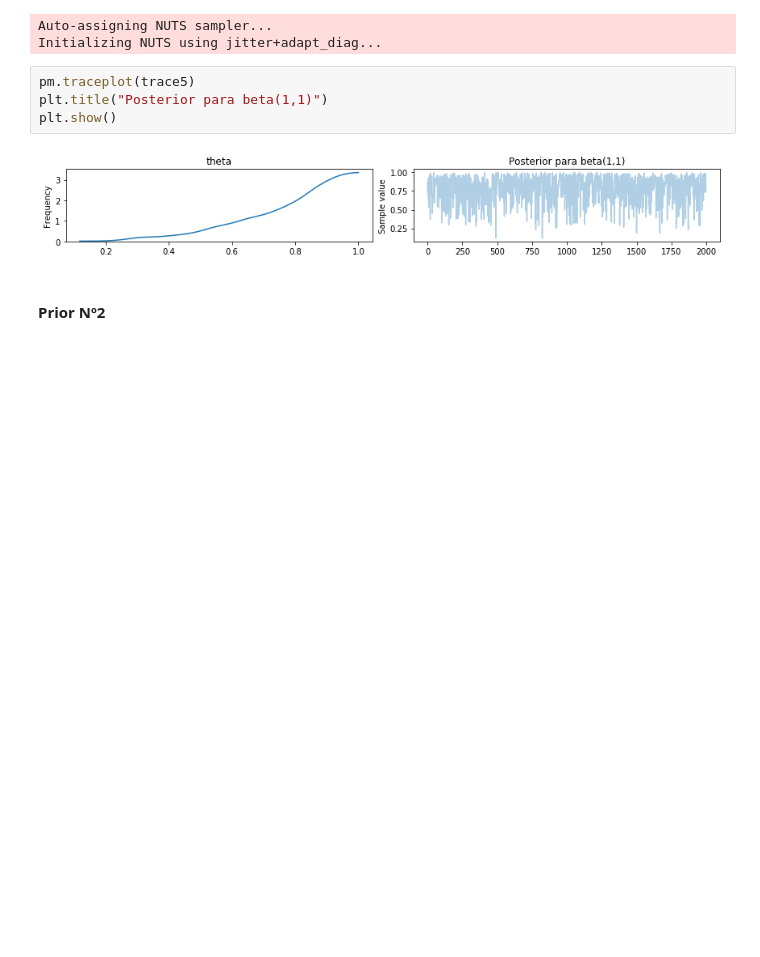
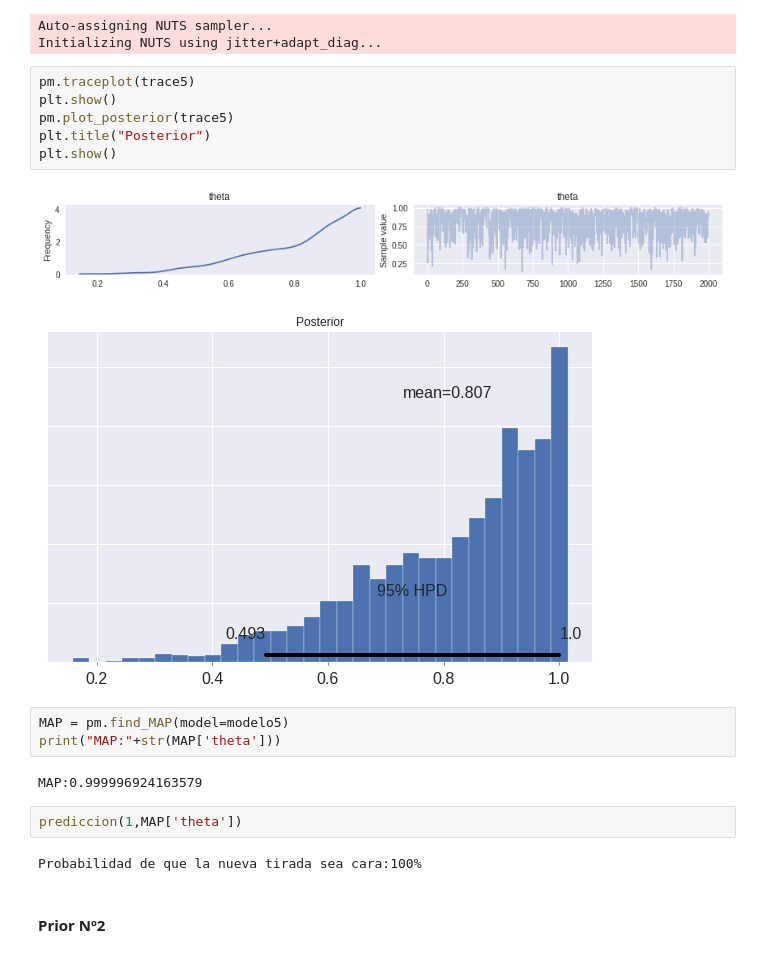
Before and after one commit to barbeiton/tpscd, a Jupyter notebook: tp5/tp5.ipynb, the cells around one changed output. Cells and saved outputs as stored; diff of their text form; blank space fills up the shorter version.

```diff
--- a/tp5/tp5.ipynb
+++ b/tp5/tp5.ipynb
@@ -196,10 +184,22 @@ Auto-assigning NUTS sampler...
 Initializing NUTS using jitter+adapt_diag...
 # %%
 pm.traceplot(trace5)
-plt.title("Posterior para beta(1,1)")
 plt.show()
+pm.plot_posterior(trace5)
+plt.title("Posterior")
+plt.show()
 # %% [output]
-[figure, old version]
+[figure, new version]
+[figure, added]
+# %%
+MAP = pm.find_MAP(model=modelo5)
+print("MAP:"+str(MAP['theta']))
+# %% [output]
+MAP:0.999996924163579
+# %%
+prediccion(1,MAP['theta'])
+# %% [output]
+Probabilidad de que la nueva tirada sea cara:100%
 # %% [markdown]
 #### Prior Nº2
 # %%
```
Also changed, not shown: parts of 21 cells of this notebook.
